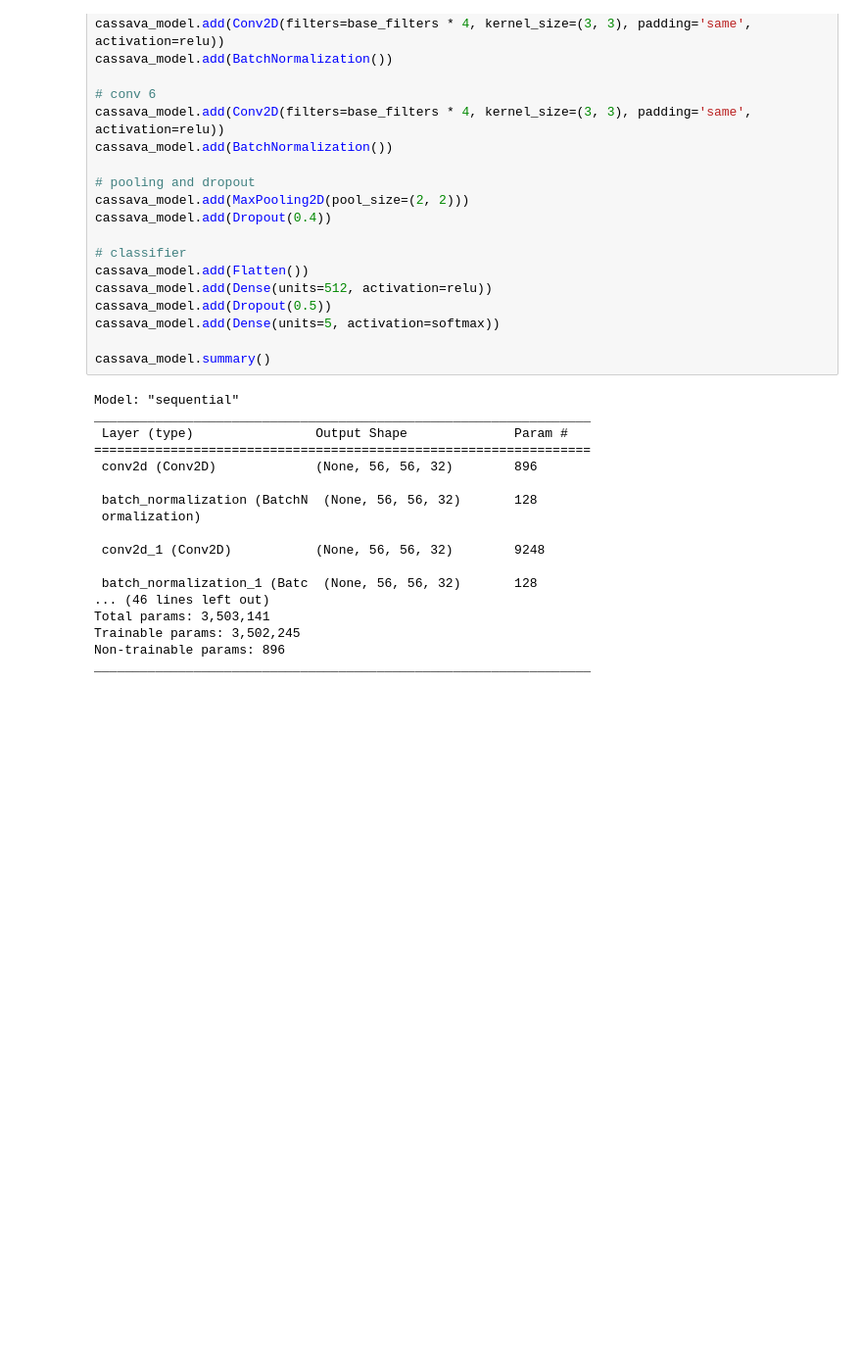
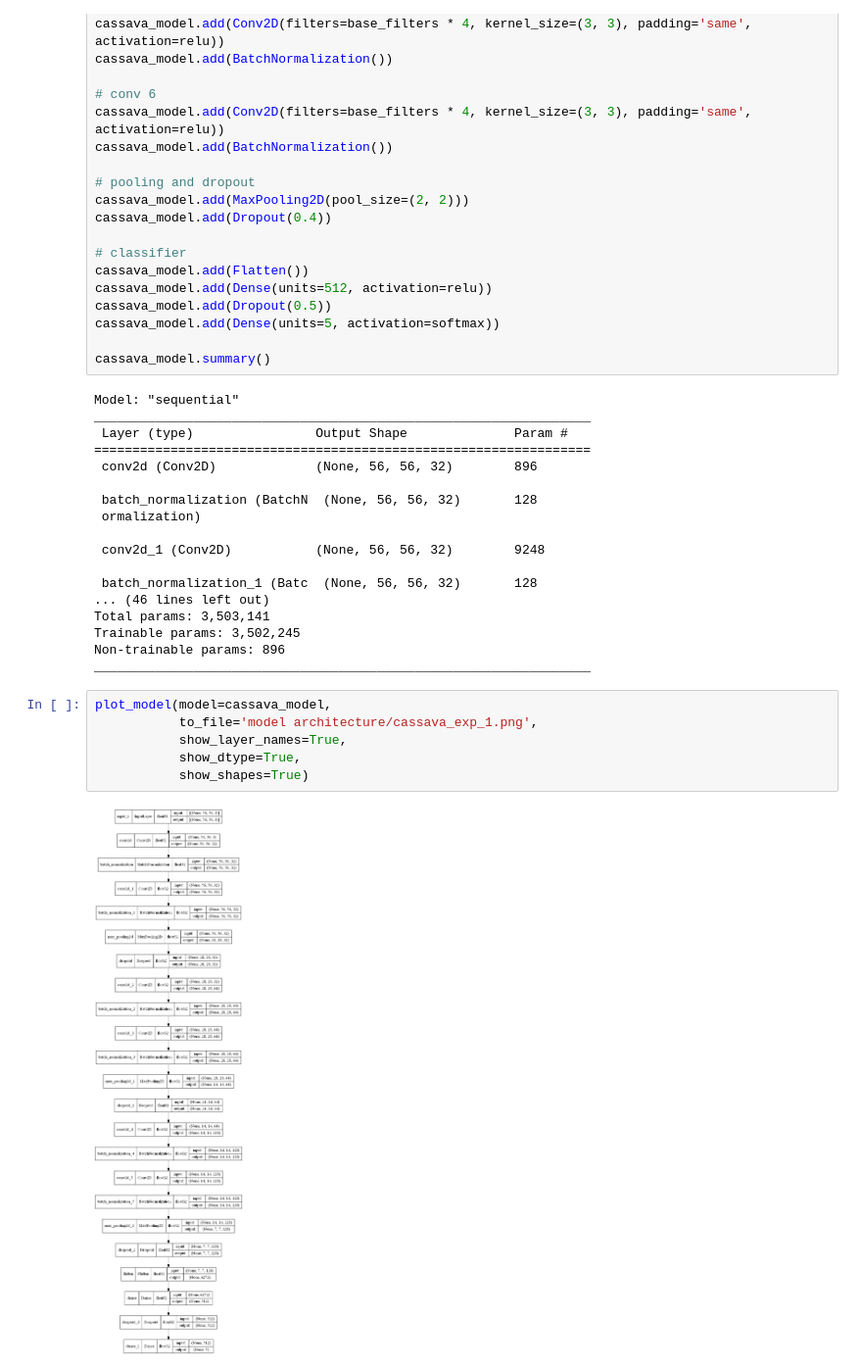
Before and after one commit to ashen007/Identify-Diseases-in-Crops-leaf, a Jupyter notebook: models/cassava_model_VGGNet_exp.ipynb, the cells around one changed output. Shown: that part at 98% size. Cells and saved outputs as stored; diff of their text form; blank space fills up the shorter version.

```diff
--- a/models/cassava_model_VGGNet_exp.ipynb
+++ b/models/cassava_model_VGGNet_exp.ipynb
@@ -96,3 +97,11 @@ Total params: 3,503,141
 Trainable params: 3,502,245
 Non-trainable params: 896
 _________________________________________________________________
+# %%
+plot_model(model=cassava_model,
+           to_file='model architecture/cassava_exp_1.png',
+           show_layer_names=True,
+           show_dtype=True,
+           show_shapes=True)
+# %% [output]
+[figure, added]
```
Also changed, not shown: parts of 2 cells of this notebook, 1 other file.
